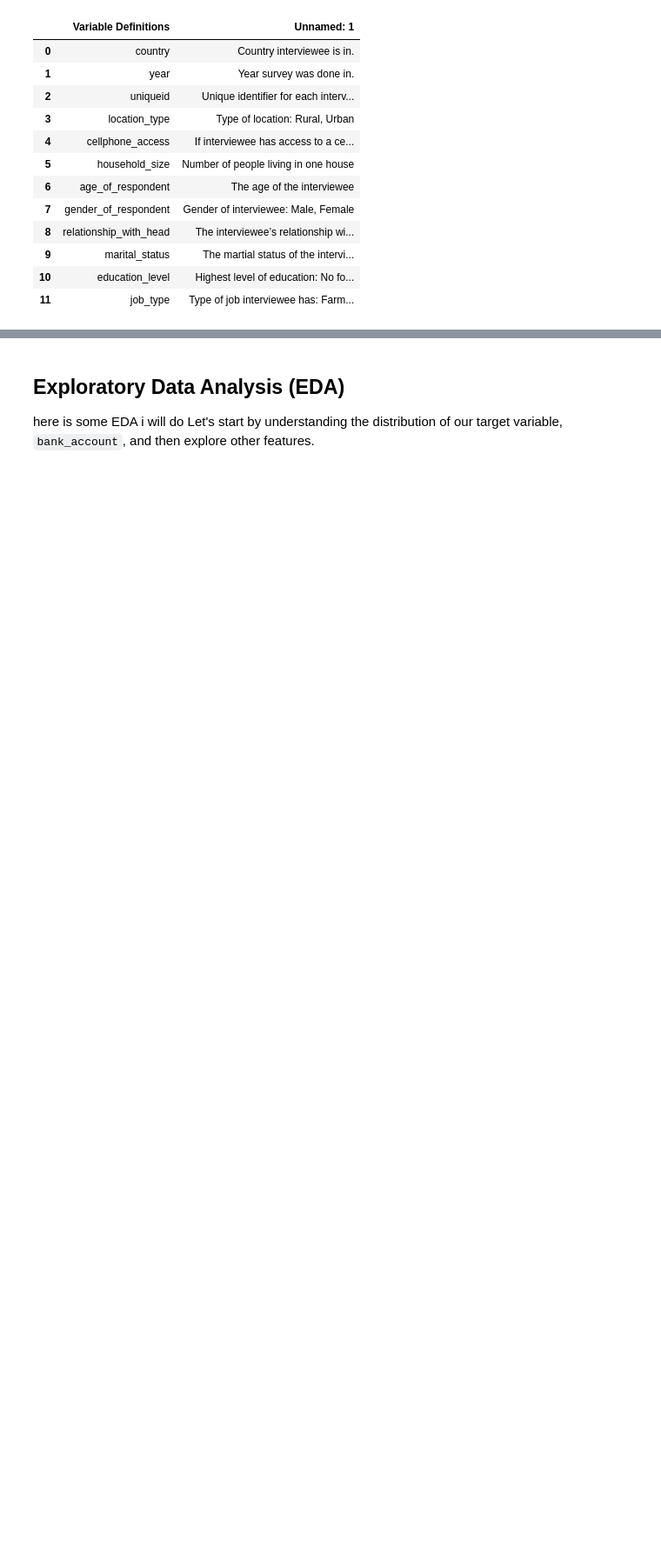
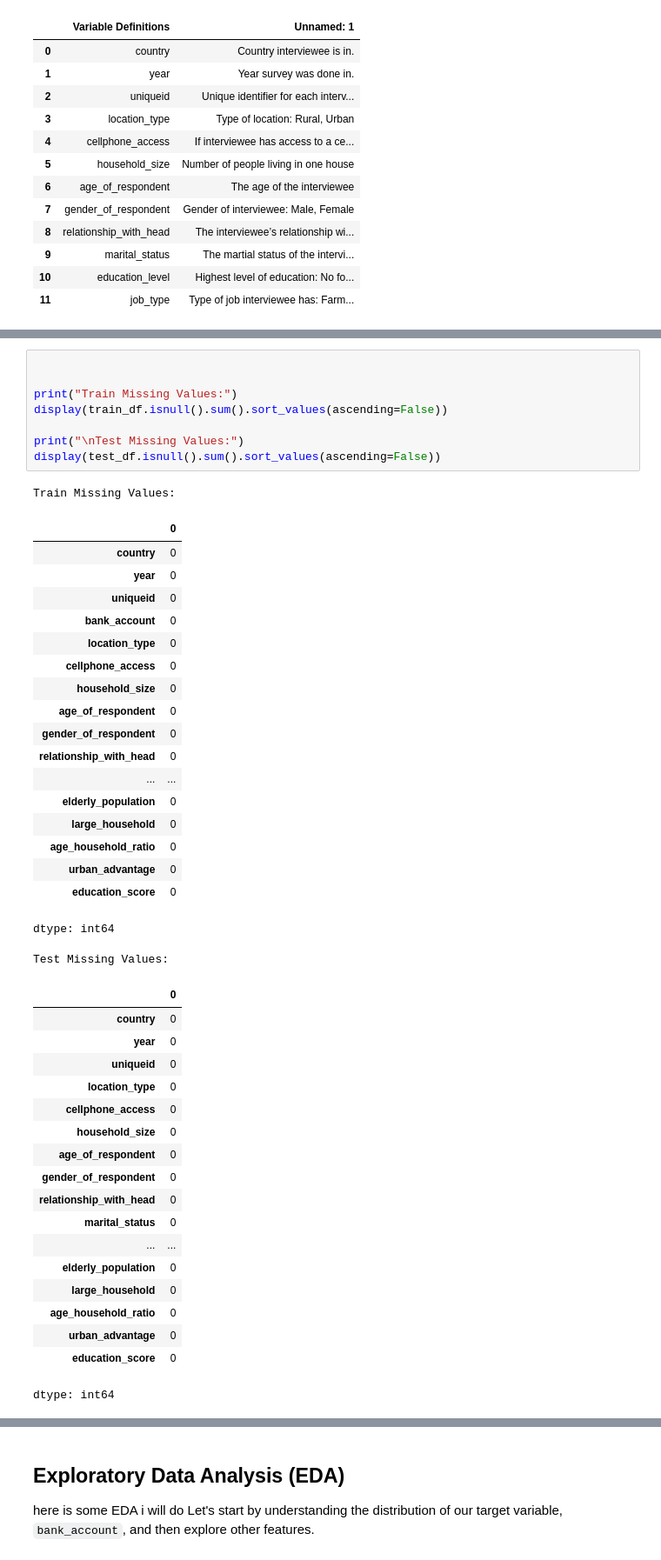
Before and after one commit to ayelefeleke/ASTU-Community-Financial-Inclusion-Hackathon, a Jupyter notebook: ASTU_Community_Financial_Inclusion_Hackathon.ipynb, the cells around one changed output, grey strips where cells are left out. Shown at 87% size. Cells and saved outputs as stored; diff of their text form; blank space fills up the shorter version.

```diff
--- a/ASTU_Community_Financial_Inclusion_Hackathon.ipynb
+++ b/ASTU_Community_Financial_Inclusion_Hackathon.ipynb
@@ -107,0 +113,47 @@ Variable Definitions:
+# %%
+
+
+print("Train Missing Values:")
+display(train_df.isnull().sum().sort_values(ascending=False))
+
+print("\nTest Missing Values:")
+display(test_df.isnull().sum().sort_values(ascending=False))
+# %% [output]
+Train Missing Values:
+|  | 0 |
+| country | 0 |
+| year | 0 |
+| uniqueid | 0 |
+| bank_account | 0 |
+| location_type | 0 |
+| cellphone_access | 0 |
+| household_size | 0 |
+| age_of_respondent | 0 |
+| gender_of_respondent | 0 |
+| relationship_with_head | 0 |
+| ... | ... |
+| elderly_population | 0 |
+| large_household | 0 |
+| age_household_ratio | 0 |
+| urban_advantage | 0 |
+| education_score | 0 |
+dtype: int64
+Test Missing Values:
+|  | 0 |
+| country | 0 |
+| year | 0 |
+| uniqueid | 0 |
+| location_type | 0 |
+| cellphone_access | 0 |
+| household_size | 0 |
+| age_of_respondent | 0 |
+| gender_of_respondent | 0 |
+| relationship_with_head | 0 |
+| marital_status | 0 |
+| ... | ... |
+| elderly_population | 0 |
+| large_household | 0 |
+| age_household_ratio | 0 |
+| urban_advantage | 0 |
+| education_score | 0 |
+dtype: int64
```
Also changed, not shown: parts of 6 cells of this notebook.
